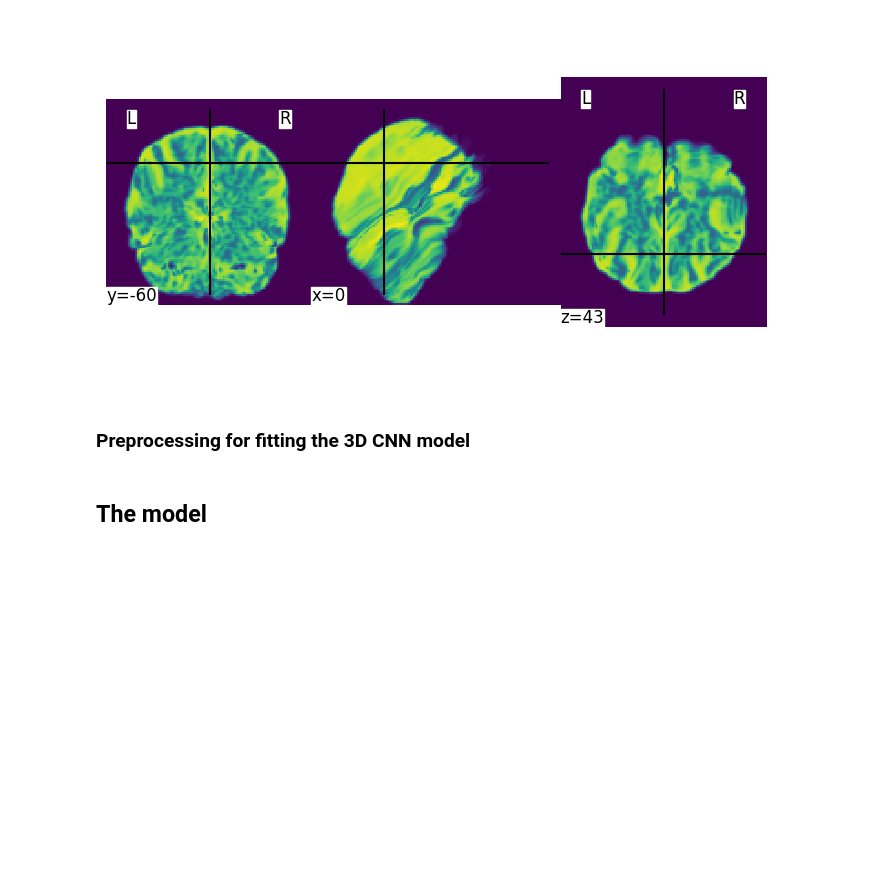
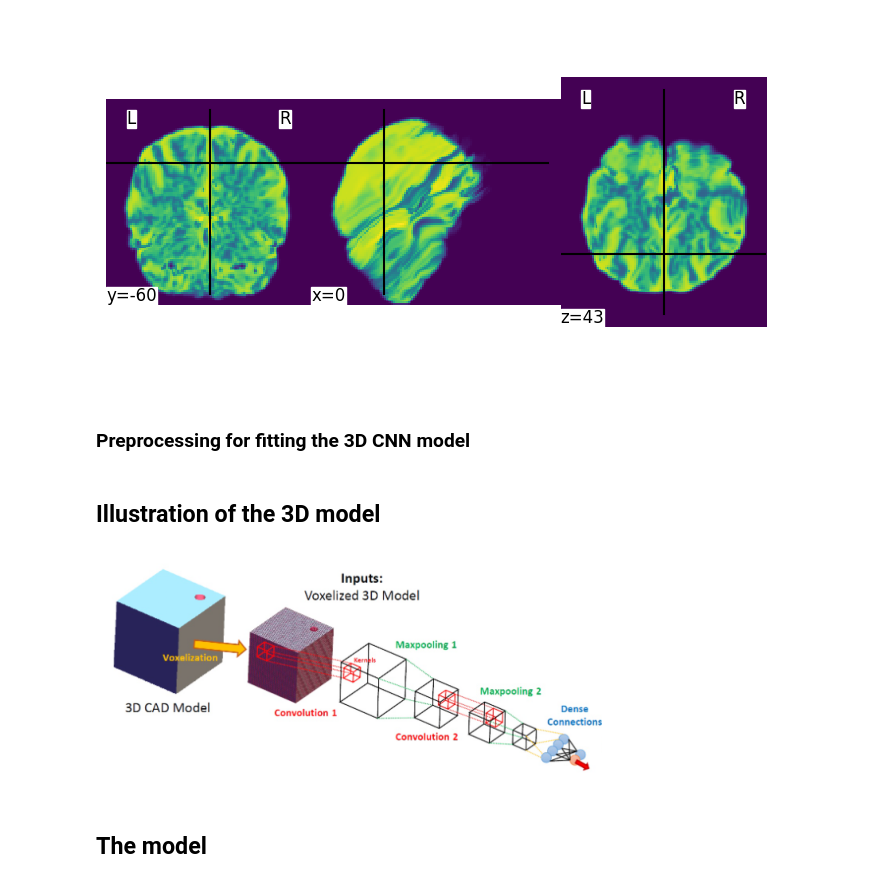
Before and after one commit to RanMatalon/ADNI-3D-CNN, a Jupyter notebook: ADNI_3D.ipynb, the cells around one changed output. Drawn from its saved outputs; the diff is of its cells as text; code cells hidden in the pictures; blank space fills up the shorter version.

```diff
--- a/ADNI_3D.ipynb
+++ b/ADNI_3D.ipynb
@@ -155,6 +156,15 @@ NC_fmri,MCI_fmri,AD_fmri = 1,1,1
 labels = np.concatenate((labels_NC,labels_MCI,labels_AD), axis=0)
 # %%
 x_size, y_size, z_size= features[200].shape
+# %% [markdown]
+## Illustration of the 3D model
+# %%
+im = image.imread('3dmodel.png')
+plt.imshow(im)
+plt.axis('off')
+plt.show()
+# %% [output]
+[figure, added]
 # %% [markdown]
 ## The model
 # %%
```
Also changed, not shown: parts of 1 cell of this notebook.
